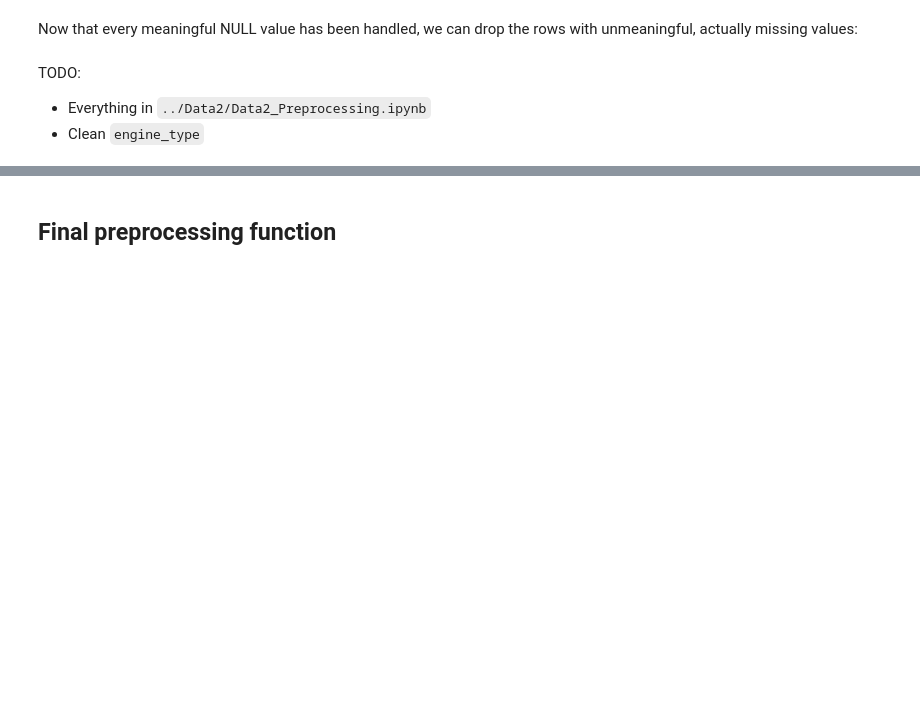
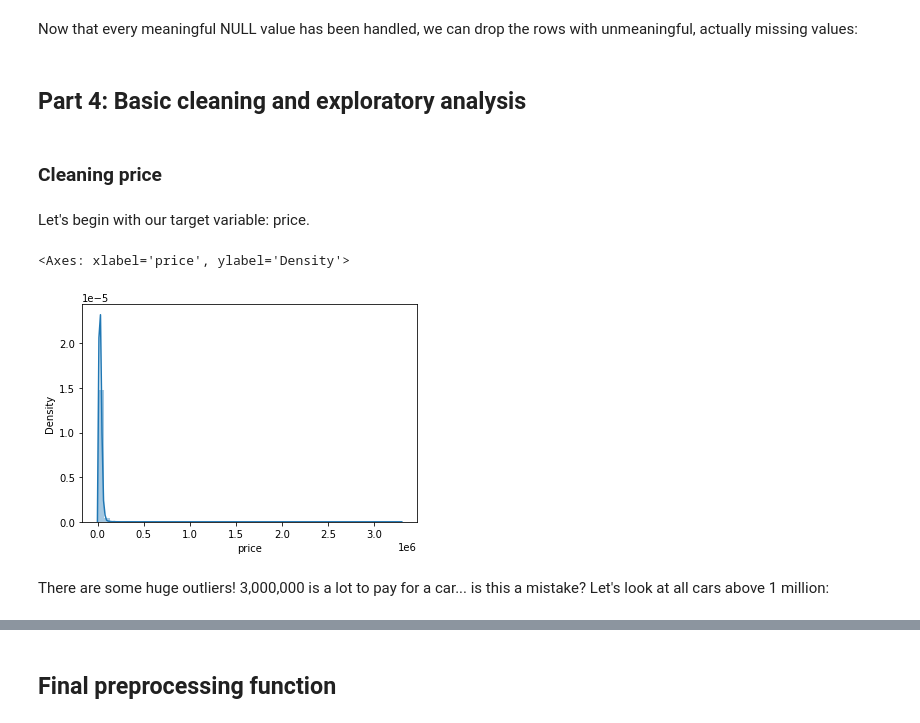
Before and after one commit to zouruomu/CarMin, a Jupyter notebook: Data1/Data1_Preprocessing.ipynb, the cells around one changed output, grey strips where cells are left out. Saved outputs shown, nothing was run; the diff lists cells and outputs as text; code cells hidden in the pictures; blank space fills up the shorter version.

Commit message:
finished building the database with Data1

```diff
--- a/Data1/Data1_Preprocessing.ipynb
+++ b/Data1/Data1_Preprocessing.ipynb
@@ -126,7 +126,7 @@ The following columns contain either overly specific info (too many categoies) o
 We'll drop all of them.
 # %%
 data_demo = data_demo.drop(columns=["back_legroom", "bed", "bed_height", "bed_length",
-                                    "cabin", "description", "fleet", "frame_damaged",
+                                    "cabin", "description", "fleet", "frame_damaged", "franchise_make",
                                     "front_legroom", "interior_color", "isCab", "is_new",
                                     "main_picture_url", "major_options", "owner_count",
                                     "salvage", "savings_amount", "theft_title"])
@@ -177,6 +165,3 @@ Therefore, we need a slightly less naive imputation strategy for `franchise_make
-# %%
-franchise_make_fillna_mask = (data_demo.franchise_dealer == False)&(data_demo.franchise_make.isnull())
-data_demo.loc[franchise_make_fillna_mask, "franchise_make"] = "Not-Franchise-Dealer"
 # %% [markdown]
 Finally, `power`, `torque`, `city_fuel_economy`, and `highway_fuel_economy` all have a large number of missing values while not being critical variables. Simply dropping them would be to lose a lot of data over what is probably less important information. Therefore, we will fill NULLs in `power` and `torque` with "Unknown" and NULLs in `city_fuel_economy` and `highway_fuel_economy` with "-1":
 # %%
@@ -187,8 +196,19 @@ data_demo["highway_fuel_economy"] = data_demo.highway_fuel_economy.fillna(-1)
+# %%
+data_demo = data_demo.replace("--", np.nan)
 # %% [markdown]
 Now that every meaningful NULL value has been handled, we can drop the rows with unmeaningful, actually missing values:
 # %%
 data_demo = data_demo.dropna()
-# %% [markdown]
-TODO:
-* Everything in `../Data2/Data2_Preprocessing.ipynb`
-* Clean `engine_type`
+# %% [markdown]
+## Part 4: Basic cleaning and exploratory analysis
+# %% [markdown]
+### Cleaning price
+# %% [markdown]
+Let's begin with our target variable: price.
+# %%
+sns.distplot(data_demo.price)
+# %% [output]
+<Axes: xlabel='price', ylabel='Density'>
+[figure, added]
+# %% [markdown]
+There are some huge outliers! 3,000,000 is a lot to pay for a car... is this a mistake? Let's look at all cars above 1 million:
```
Also changed, not shown: parts of 198 cells of this notebook, 8 other files.
